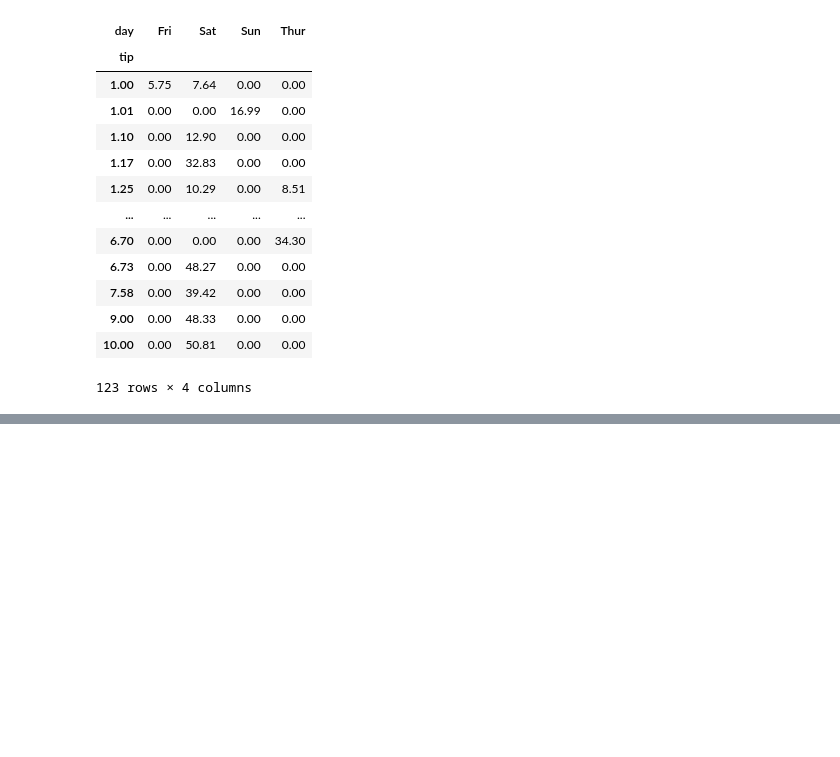
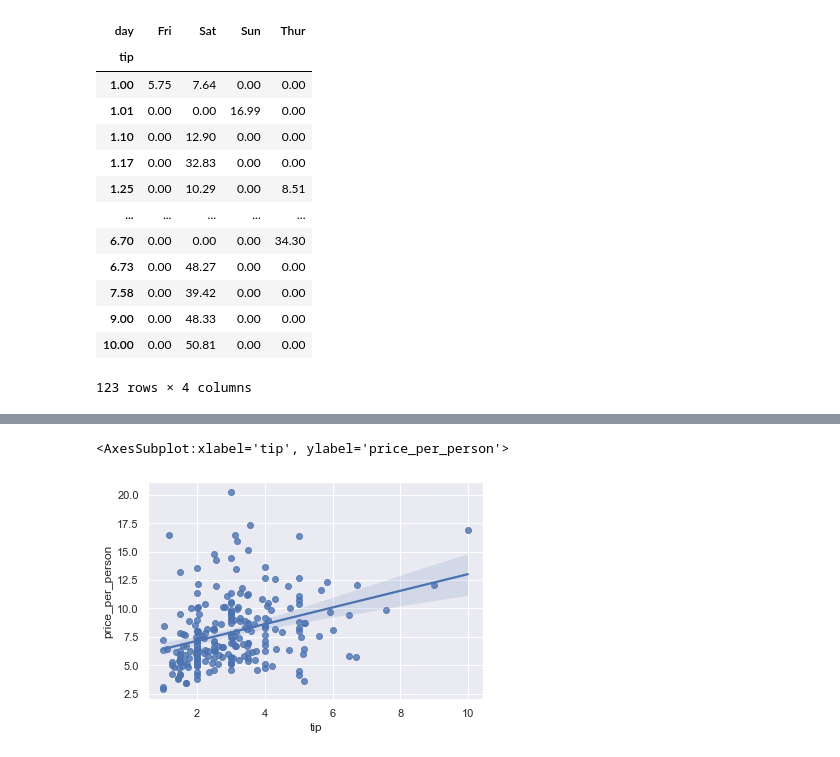
Before and after one commit to gacheru101/Tip-prediction, a Jupyter notebook: Data visualization- Correlation Plots.ipynb, the cells around one changed output, grey strips where cells are left out. Drawn from its saved outputs; the diff is of its cells as text; code cells hidden in the pictures; blank space fills up the shorter version.

```diff
--- a/Data visualization- Correlation Plots.ipynb
+++ b/Data visualization- Correlation Plots.ipynb
@@ -123,0 +128,5 @@ plt.show()
+# %%
+sns.regplot(x=mydata["tip"], y=mydata["price_per_person"])
+# %% [output]
+<AxesSubplot:xlabel='tip', ylabel='price_per_person'>
+[figure, added]
```
Also changed, not shown: parts of 8 cells of this notebook.
